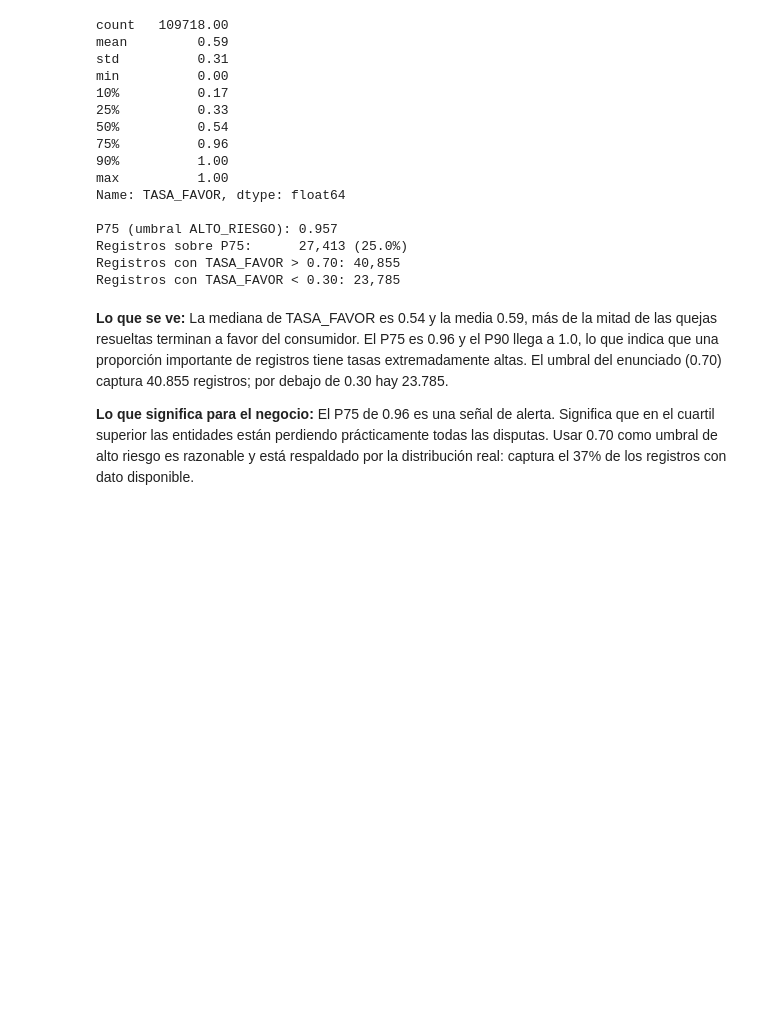
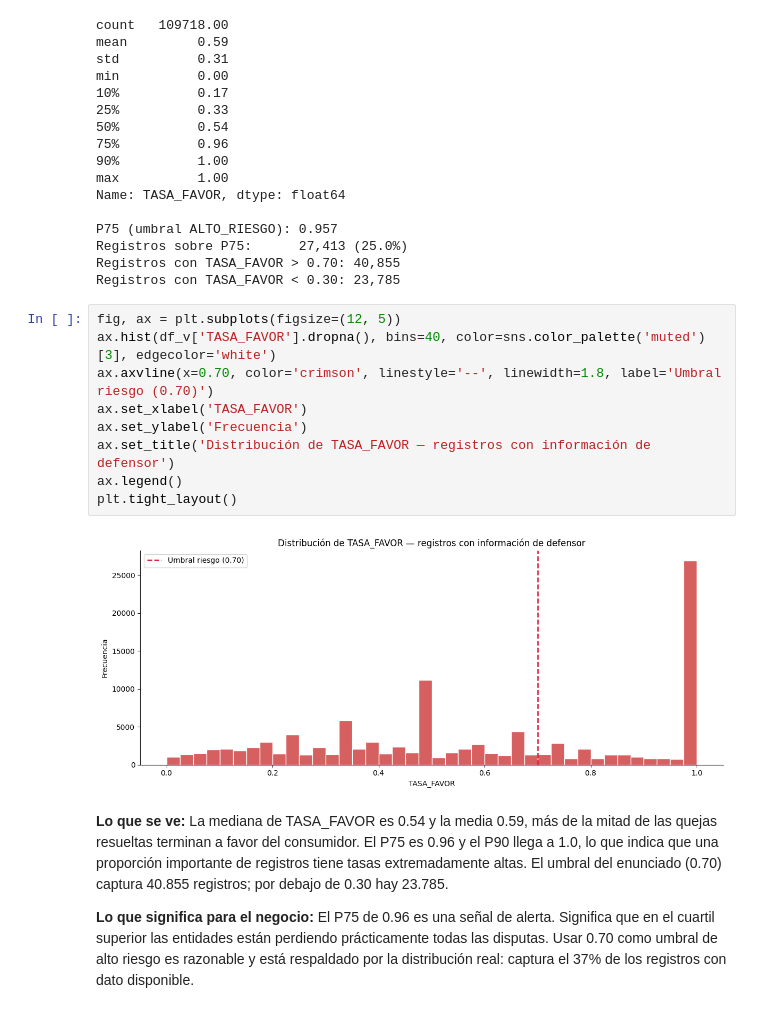
Before and after one commit to eltapazul57/accenture-test-1, a Jupyter notebook: routeB.ipynb, the cells around one changed output. Drawn from its saved outputs; the diff is of its cells as text; blank space fills up the shorter version.

```diff
--- a/routeB.ipynb
+++ b/routeB.ipynb
@@ -576,6 +610,17 @@ P75 (umbral ALTO_RIESGO): 0.957
 Registros sobre P75:      27,413 (25.0%)
 Registros con TASA_FAVOR > 0.70: 40,855
 Registros con TASA_FAVOR < 0.30: 23,785
+# %%
+fig, ax = plt.subplots(figsize=(12, 5))
+ax.hist(df_v['TASA_FAVOR'].dropna(), bins=40, color=sns.color_palette('muted')[3], edgecolor='white')
+ax.axvline(x=0.70, color='crimson', linestyle='--', linewidth=1.8, label='Umbral riesgo (0.70)')
+ax.set_xlabel('TASA_FAVOR')
+ax.set_ylabel('Frecuencia')
+ax.set_title('Distribución de TASA_FAVOR — registros con información de defensor')
+ax.legend()
+plt.tight_layout()
+# %% [output]
+[figure, added]
 # %% [markdown]
 **Lo que se ve:** La mediana de TASA_FAVOR es 0.54 y la media 0.59, más de la mitad de las quejas resueltas terminan a favor del consumidor. El P75 es 0.96 y el P90 llega a 1.0, lo que indica que una proporción importante de registros tiene tasas extremadamente altas. El umbral del enunciado (0.70) captura 40.855 registros; por debajo de 0.30 hay 23.785.
 
```
Also changed, not shown: parts of 5 cells of this notebook.
